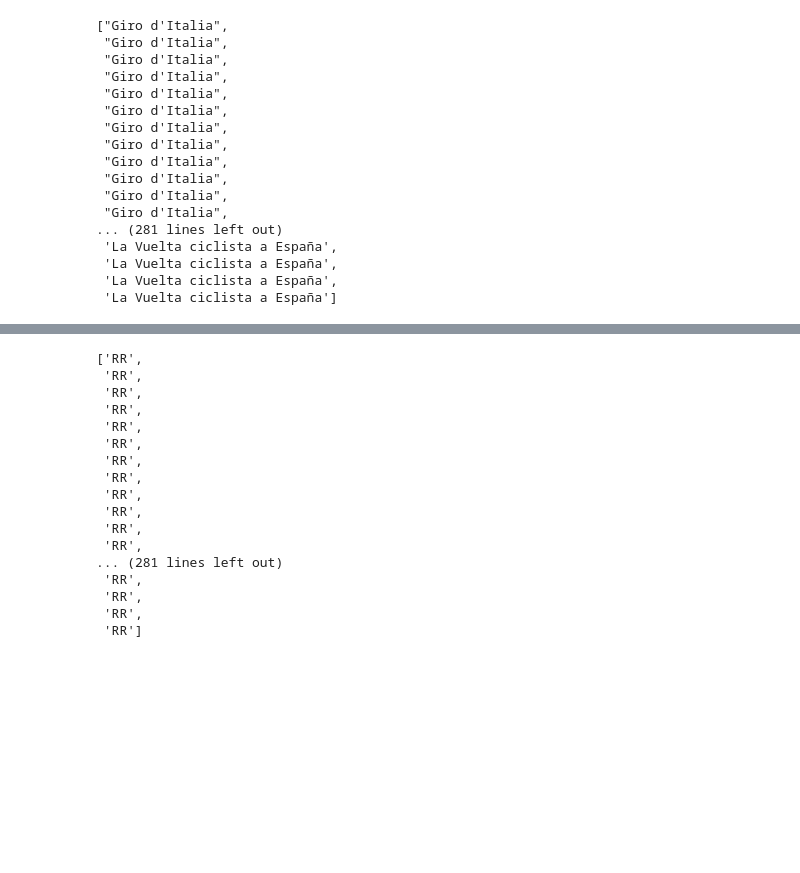
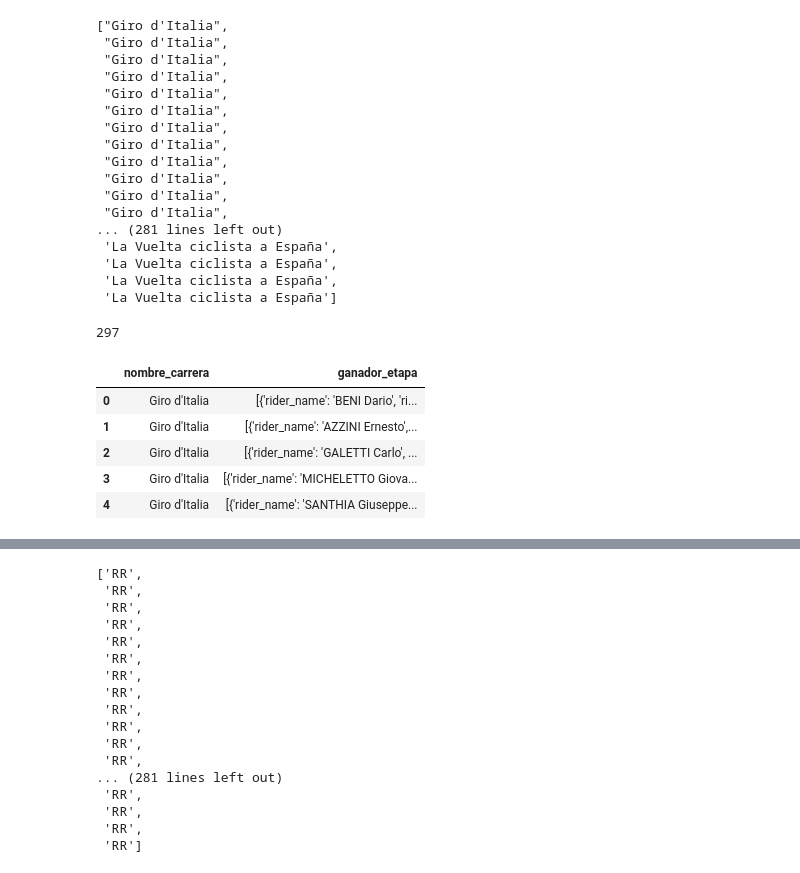
Before and after one commit to Rcm89/Proyecto5-RecorridosCiclsitas, a Jupyter notebook: notebooks/api-procyclingstats.ipynb, the cells around one changed output, grey strips where cells are left out. Cells and saved outputs as stored; diff of their text form; code cells hidden in the pictures; blank space fills up the shorter version.

```diff
--- a/notebooks/api-procyclingstats.ipynb
+++ b/notebooks/api-procyclingstats.ipynb
@@ -502,6 +508,20 @@ lista_nombres_carreras
  'La Vuelta ciclista a España',
  'La Vuelta ciclista a España',
  'La Vuelta ciclista a España']
+# %%
+len(lista_nombres_carreras)
+# %% [output]
+297
+# %%
+df_ganadores_etapa_por_carreras = pd.DataFrame({'nombre_carrera': lista_nombres_carreras, 'ganador_etapa': ganadores_etapas_por_anio})
+df_ganadores_etapa_por_carreras.head()
+# %% [output]
+|  | nombre_carrera | ganador_etapa |
+| 0 | Giro d'Italia | [{'rider_name': 'BENI Dario', 'ri... |
+| 1 | Giro d'Italia | [{'rider_name': 'AZZINI Ernesto',... |
+| 2 | Giro d'Italia | [{'rider_name': 'GALETTI Carlo', ... |
+| 3 | Giro d'Italia | [{'rider_name': 'MICHELETTO Giova... |
+| 4 | Giro d'Italia | [{'rider_name': 'SANTHIA Giuseppe... |
 # %%
 # Sacamos de la API una lista con el tipo de etapa (en linea, contrarreloj individualo contrrareloj por equipos) para
 # cada etapa de cada carrera
```
Also changed, not shown: parts of 15 cells of this notebook.
